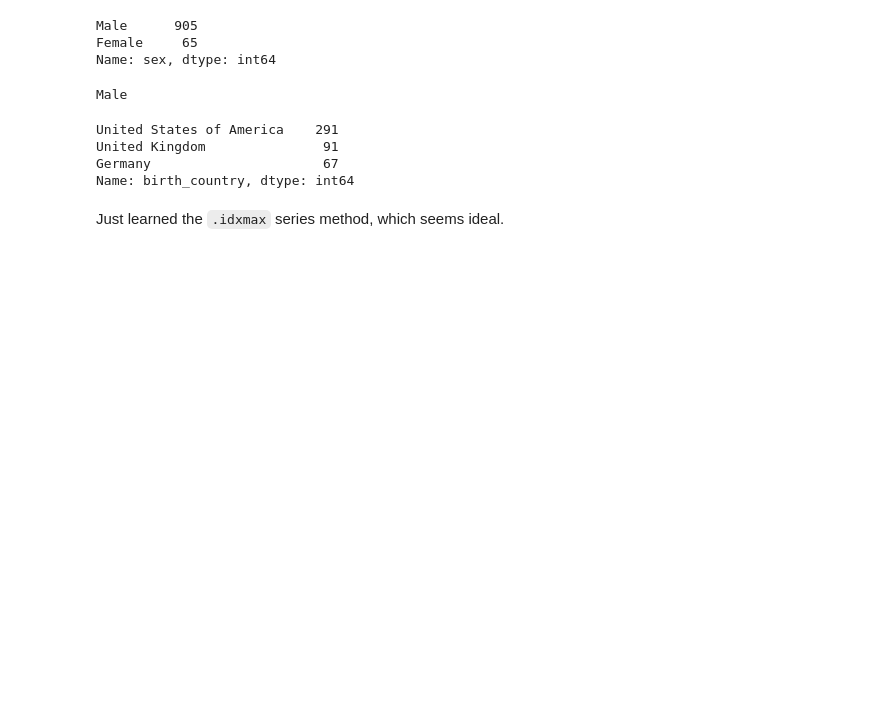
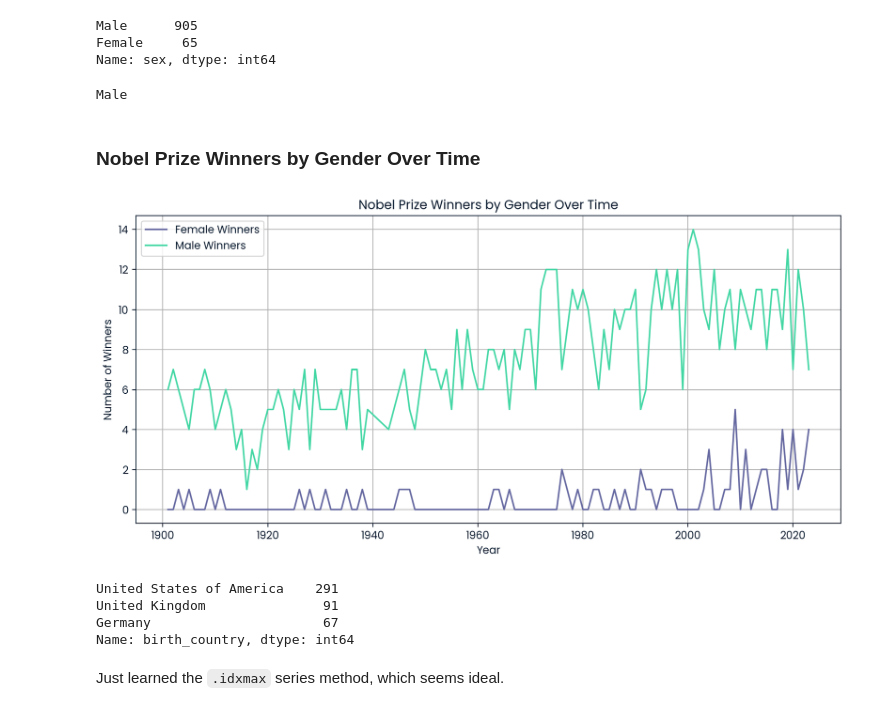
Before and after one commit to dannyledger/projects-and-portfolio, a Jupyter notebook: dc - nobel (pandas methods)/nobel_notebook.ipynb, the cells around one changed output. Drawn from its saved outputs; the diff is of its cells as text; code cells hidden in the pictures; blank space fills up the shorter version.

```diff
--- a/dc - nobel (pandas methods)/nobel_notebook.ipynb
+++ b/dc - nobel (pandas methods)/nobel_notebook.ipynb
@@ -46,6 +46,27 @@ else:
 print(top_gender)
 # %% [output]
 Male
+# %% [markdown]
+### Nobel Prize Winners by Gender Over Time
+# %%
+# create a pivot table for plotting
+nobel_df.pivot_table(index='year', columns='sex', aggfunc='size', fill_value=0)
+
+#plotting winners by gender over years
+plt.figure(figsize=(10, 5))
+
+sns.lineplot(x=gender_by_year.index, y=gender_by_year['Female'], label='Female Winners')
+sns.lineplot(x=gender_by_year.index, y=gender_by_year['Male'], label='Male Winners')
+
+plt.title("Nobel Prize Winners by Gender Over Time")
+plt.xlabel("Year")
+plt.ylabel("Number of Winners")
+plt.grid(True)
+plt.legend()
+plt.tight_layout()
+plt.show()
+# %% [output]
+[figure, added]
 # %%
 # count total awards for each birth country
 nobel_df['birth_country'].value_counts().head(3)
```
